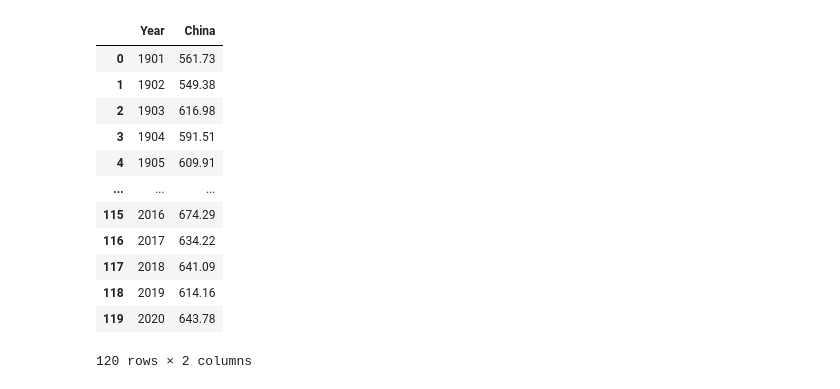
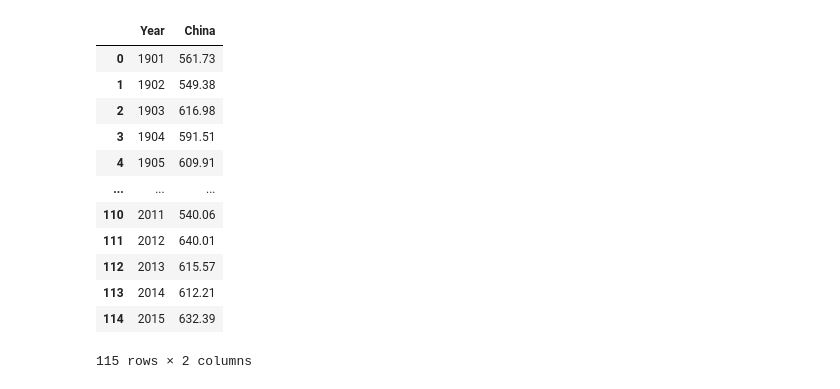
Before and after one commit to Harsh324/ML_projects, a Jupyter notebook: WeatherPrediction/Precipitation_Prediction.ipynb, the cells around one changed output. Drawn from its saved outputs; the diff is of its cells as text; code cells hidden in the pictures.

```diff
--- a/WeatherPrediction/Precipitation_Prediction.ipynb
+++ b/WeatherPrediction/Precipitation_Prediction.ipynb
@@ -103,23 +103,23 @@ def Analyse_Rain_Countries(Country = ['India','China'],Start_Year = 1901 , End_Y
 # %%
 Country = 'China'
 Start_Year = 1900
-End_Year = 2020
+End_Year = 2015
 df = Analyse_Rain_Countries([Country], Start_Year, End_Year)
 df
 # %% [output]
 |  | Year | China |
 | 0 | 1901 | 561.73 |
 | 1 | 1902 | 549.38 |
 | 2 | 1903 | 616.98 |
 | 3 | 1904 | 591.51 |
 | 4 | 1905 | 609.91 |
 | ... | ... | ... |
-| 115 | 2016 | 674.29 |
-| 116 | 2017 | 634.22 |
-| 117 | 2018 | 641.09 |
-| 118 | 2019 | 614.16 |
-| 119 | 2020 | 643.78 |
+| 110 | 2011 | 540.06 |
+| 111 | 2012 | 640.01 |
+| 112 | 2013 | 615.57 |
+| 113 | 2014 | 612.21 |
+| 114 | 2015 | 632.39 |
-120 rows × 2 columns
+115 rows × 2 columns
 # %%
 X = df['Year'].values.reshape(-1, 1)
 Y = df[Country]
```
Also changed, not shown: parts of 6 cells of this notebook, 2 other files.
